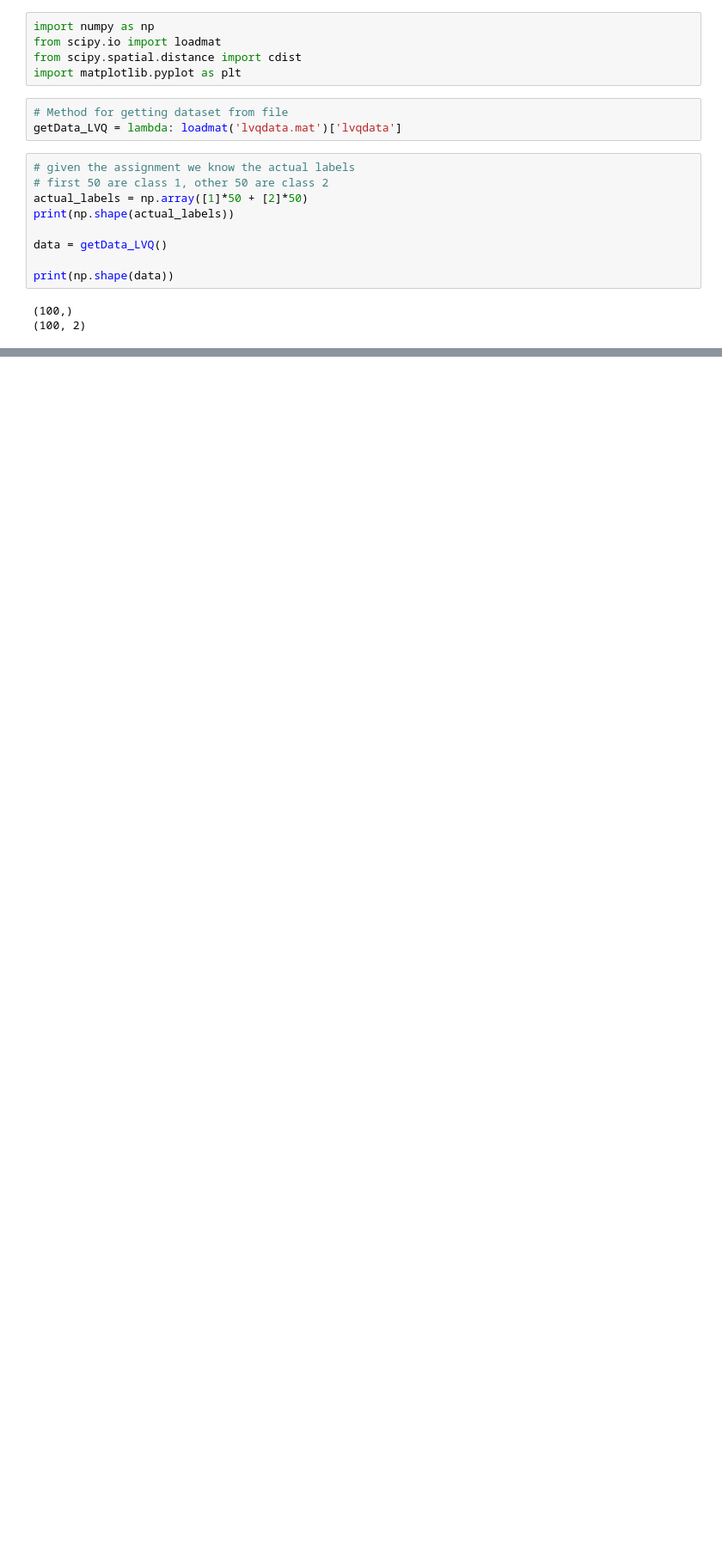
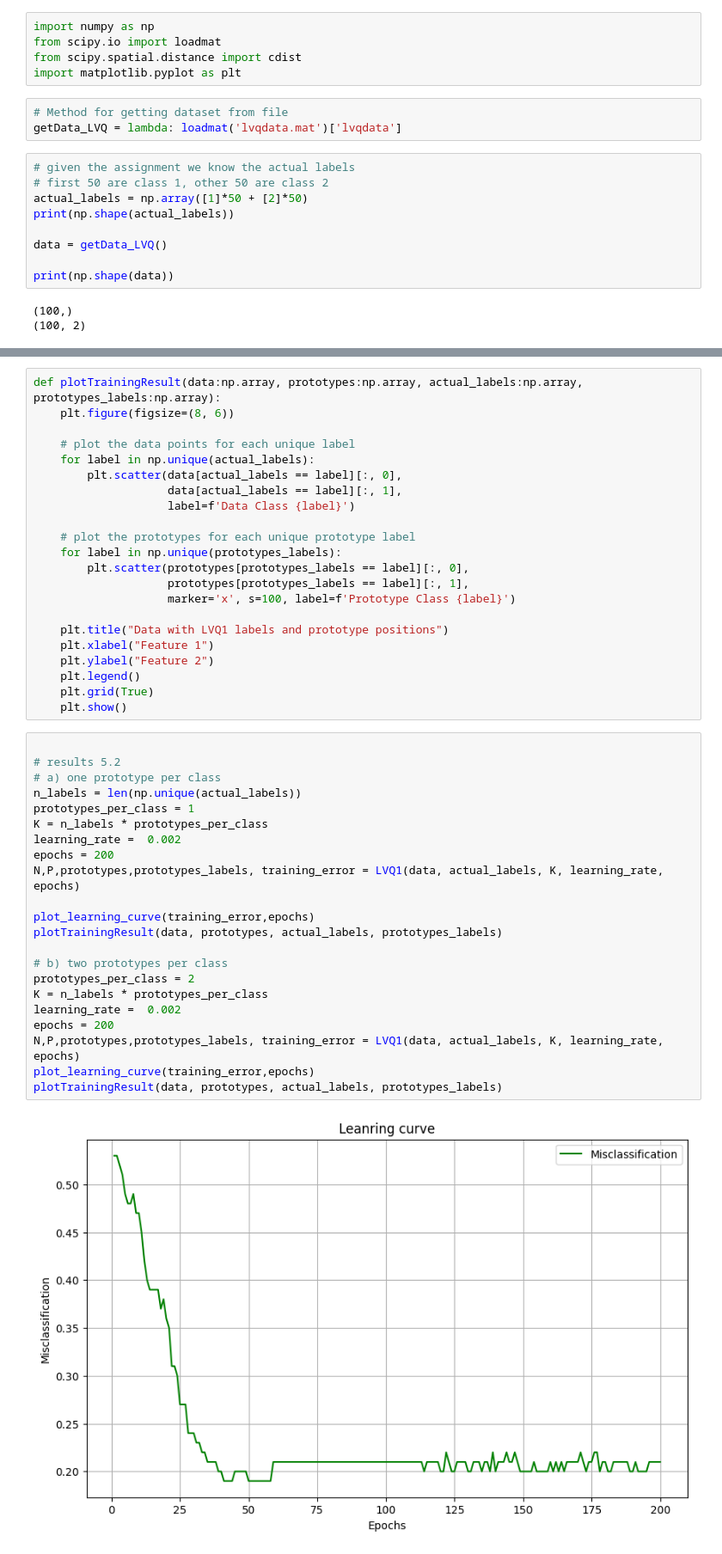
Before and after one commit to put101/intro-ml-2023, a Jupyter notebook: AS5-LVQ/main.ipynb, the cells around one changed output, grey strips where cells are left out. Shown: that part at 86% size. Saved outputs shown, nothing was run; the diff lists cells and outputs as text; blank space fills up the shorter version.

```diff
--- a/AS5-LVQ/main.ipynb
+++ b/AS5-LVQ/main.ipynb
@@ -105,0 +85,46 @@ plot_data(data,prototypes)
+# %%
+def plotTrainingResult(data:np.array, prototypes:np.array, actual_labels:np.array, prototypes_labels:np.array):
+    plt.figure(figsize=(8, 6))
+
+    # plot the data points for each unique label
+    for label in np.unique(actual_labels):
+        plt.scatter(data[actual_labels == label][:, 0],
+                    data[actual_labels == label][:, 1],
+                    label=f'Data Class {label}')
+
+    # plot the prototypes for each unique prototype label
+    for label in np.unique(prototypes_labels):
+        plt.scatter(prototypes[prototypes_labels == label][:, 0],
+                    prototypes[prototypes_labels == label][:, 1],
+                    marker='x', s=100, label=f'Prototype Class {label}')
+
+    plt.title("Data with LVQ1 labels and prototype positions")
+    plt.xlabel("Feature 1")
+    plt.ylabel("Feature 2")
+    plt.legend()
+    plt.grid(True)
+    plt.show()
+# %%
+
+# results 5.2
+# a) one prototype per class
+n_labels = len(np.unique(actual_labels))
+prototypes_per_class = 1
+K = n_labels * prototypes_per_class
+learning_rate =  0.002
+epochs = 200
+N,P,prototypes,prototypes_labels, training_error = LVQ1(data, actual_labels, K, learning_rate, epochs)
+
+plot_learning_curve(training_error,epochs)
+plotTrainingResult(data, prototypes, actual_labels, prototypes_labels)
+
+# b) two prototypes per class
+prototypes_per_class = 2
+K = n_labels * prototypes_per_class
+learning_rate =  0.002
+epochs = 200
+N,P,prototypes,prototypes_labels, training_error = LVQ1(data, actual_labels, K, learning_rate, epochs)
+plot_learning_curve(training_error,epochs)
+plotTrainingResult(data, prototypes, actual_labels, prototypes_labels)
+# %% [output]
+[figure, added]
```
Also changed, not shown: parts of 5 cells of this notebook, 4 other files.
